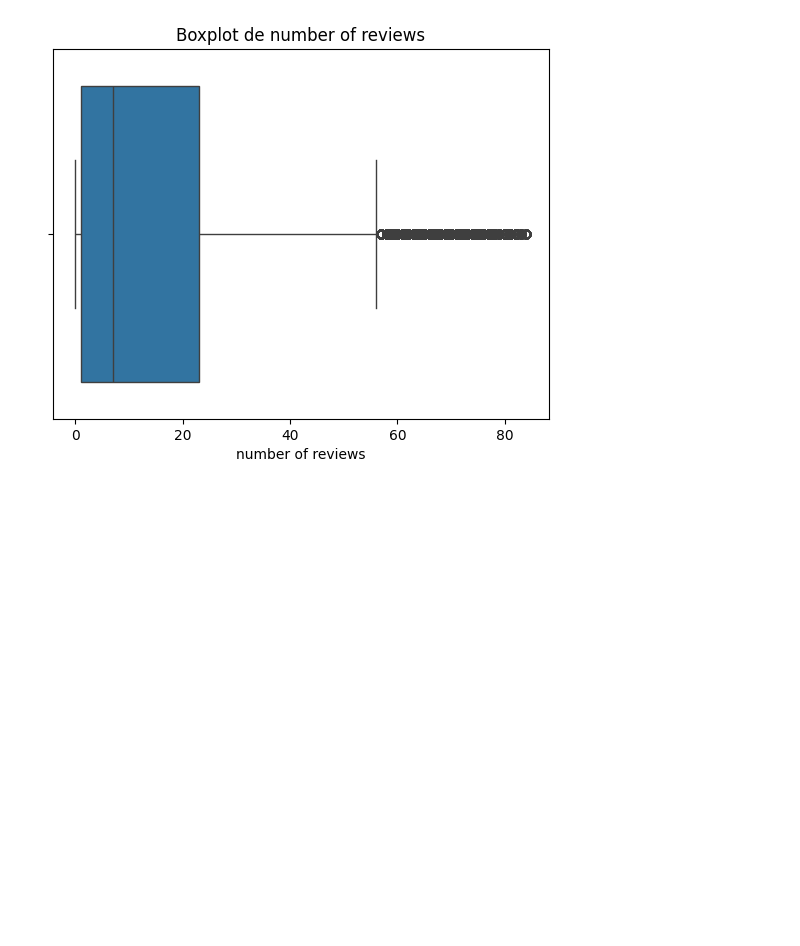
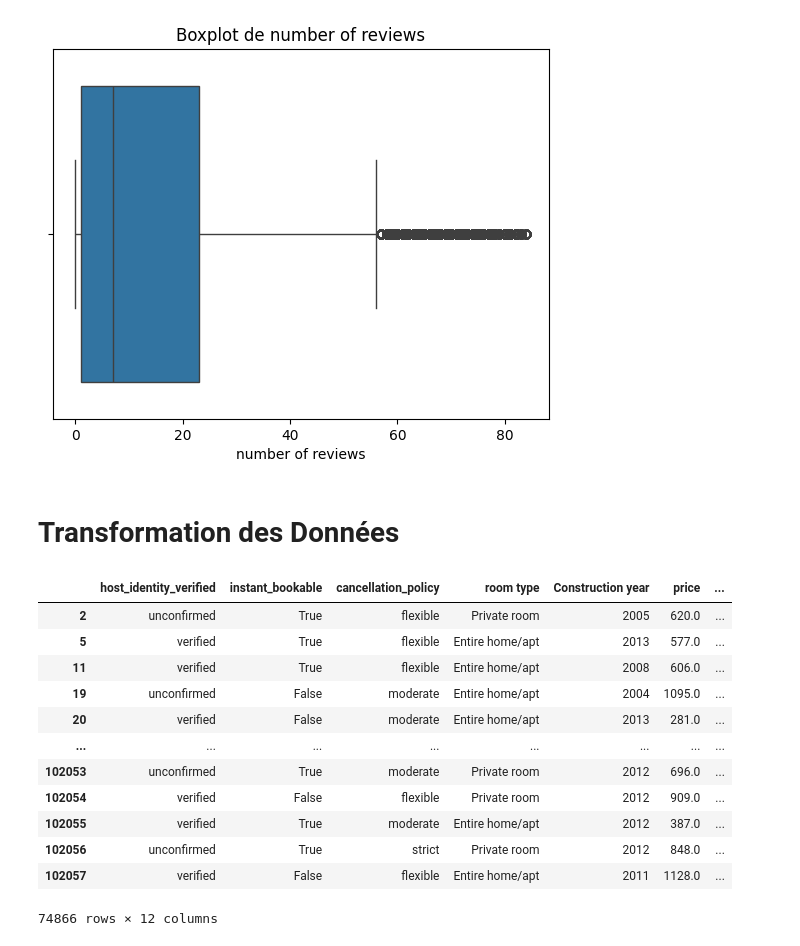
Before and after one commit to abderrahmanboubligha/tp_machine_learning, a Jupyter notebook: TP1_Pretraitement_Airbnb.ipynb, the cells around one changed output. Drawn from its saved outputs; the diff is of its cells as text; code cells hidden in the pictures; blank space fills up the shorter version.

```diff
--- a/TP1_Pretraitement_Airbnb.ipynb
+++ b/TP1_Pretraitement_Airbnb.ipynb
@@ -4,8 +4,12 @@
 import pandas as pd
 import seaborn as sns
 import matplotlib.pyplot as plt
+from sklearn.preprocessing import OneHotEncoder
+from sklearn.preprocessing import MinMaxScaler
 
-data = pd.read_csv("../Airbnb_Open_Data.csv", low_memory = False)
+
+
+data = pd.read_csv("Airbnb_Data.csv", low_memory = False)
 # %%
 #afficher les 10 premiere line du dataframe
 data.head(10)
@@ -482,3 +486,21 @@ for col in columns:
 [figure]
 [figure]
 [figure]
+# %% [markdown]
+# Transformation des Données
+# %%
+data
+# %% [output]
+|  | host_identity_verified | instant_bookable | cancellation_policy | room type | Construction year | price | ... |
+| 2 | unconfirmed | True | flexible | Private room | 2005 | 620.0 | ... |
+| 5 | verified | True | flexible | Entire home/apt | 2013 | 577.0 | ... |
+| 11 | verified | True | flexible | Entire home/apt | 2008 | 606.0 | ... |
+| 19 | unconfirmed | False | moderate | Entire home/apt | 2004 | 1095.0 | ... |
+| 20 | verified | False | moderate | Entire home/apt | 2013 | 281.0 | ... |
+| ... | ... | ... | ... | ... | ... | ... | ... |
+| 102053 | unconfirmed | True | moderate | Private room | 2012 | 696.0 | ... |
+| 102054 | verified | False | flexible | Private room | 2012 | 909.0 | ... |
+| 102055 | verified | True | moderate | Entire home/apt | 2012 | 387.0 | ... |
+| 102056 | unconfirmed | True | strict | Private room | 2012 | 848.0 | ... |
+| 102057 | verified | False | flexible | Entire home/apt | 2011 | 1128.0 | ... |
+74866 rows × 12 columns
```
Also changed, not shown: parts of 5 cells of this notebook, 1 other file.
